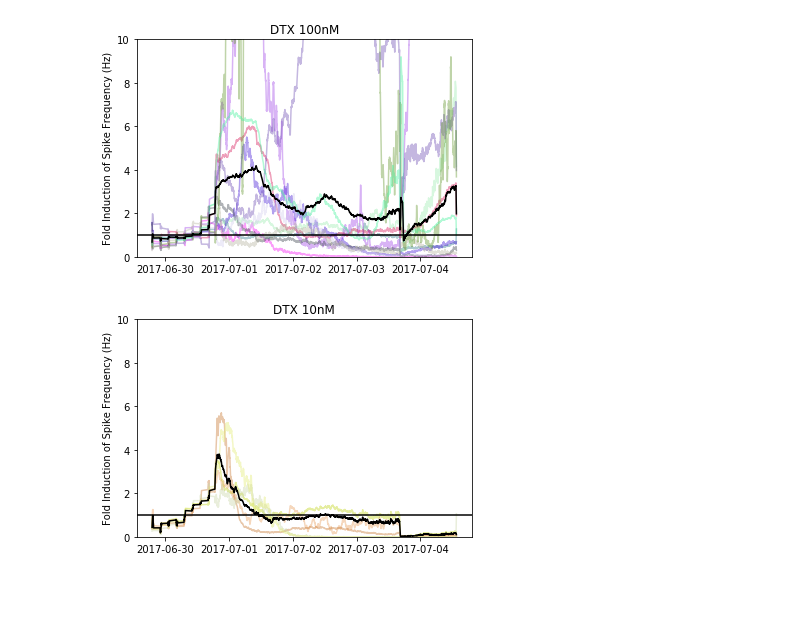
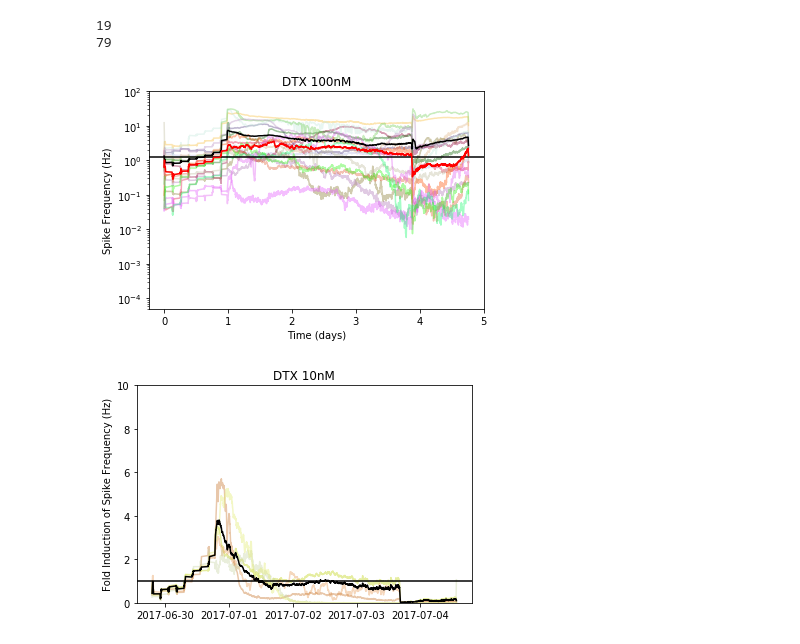
Before and after one commit to ktyssowski/mea_analysis, a Jupyter notebook: jupyter_notebooks/024 Drug Analysis.ipynb, the cells around one changed output. Cells and saved outputs as stored; diff of their text form; code cells hidden in the pictures; blank space fills up the shorter version.

```diff
--- a/jupyter_notebooks/024 Drug Analysis.ipynb
+++ b/jupyter_notebooks/024 Drug Analysis.ipynb
@@ -81,9 +74,11 @@ plotting.plot_mean_frequency_traces(test)
 baseline_table = cat_table.query('time > "2017-06-29 19:05:00"').query('time < "2017-06-30 18:46:00"')
 stim_table = cat_table.query('time > "2017-06-30 18:46:00"')
 # %%
-plotting.foldInductionPlusMean(cat_table, baseline_table, stim_table, "DTX_100nM", 'DTX 100nM')
+plotting.foldInductionPlusMean(cat_table, baseline_table, stim_table, "DTX_100nM", 'DTX 100nM', var = 100, minHz = .05, maxHz = 100, ymax=100, plotFolds=False)
 # %% [output]
+19
+79
-[figure, old version]
+[figure, new version]
 # %%
 plotting.foldInductionPlusMean(cat_table, baseline_table, stim_table, "DTX_10nM", 'DTX 10nM')
 # %% [output]
```
Also changed, not shown: parts of 8 cells of this notebook, 10 other files.
